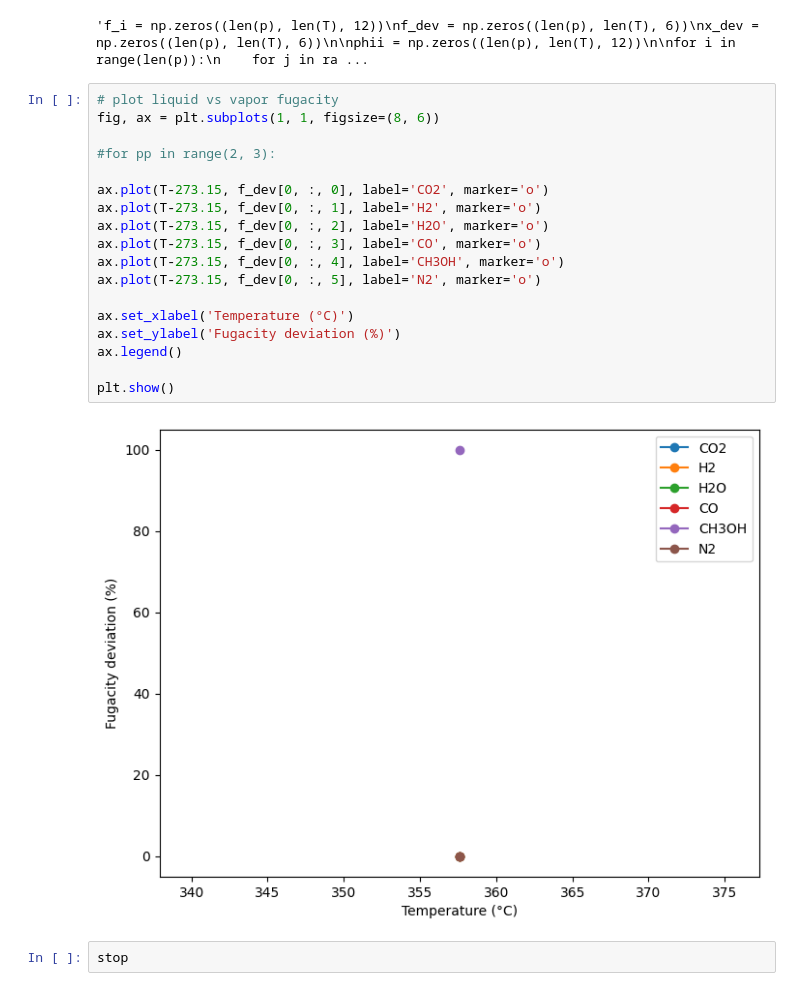
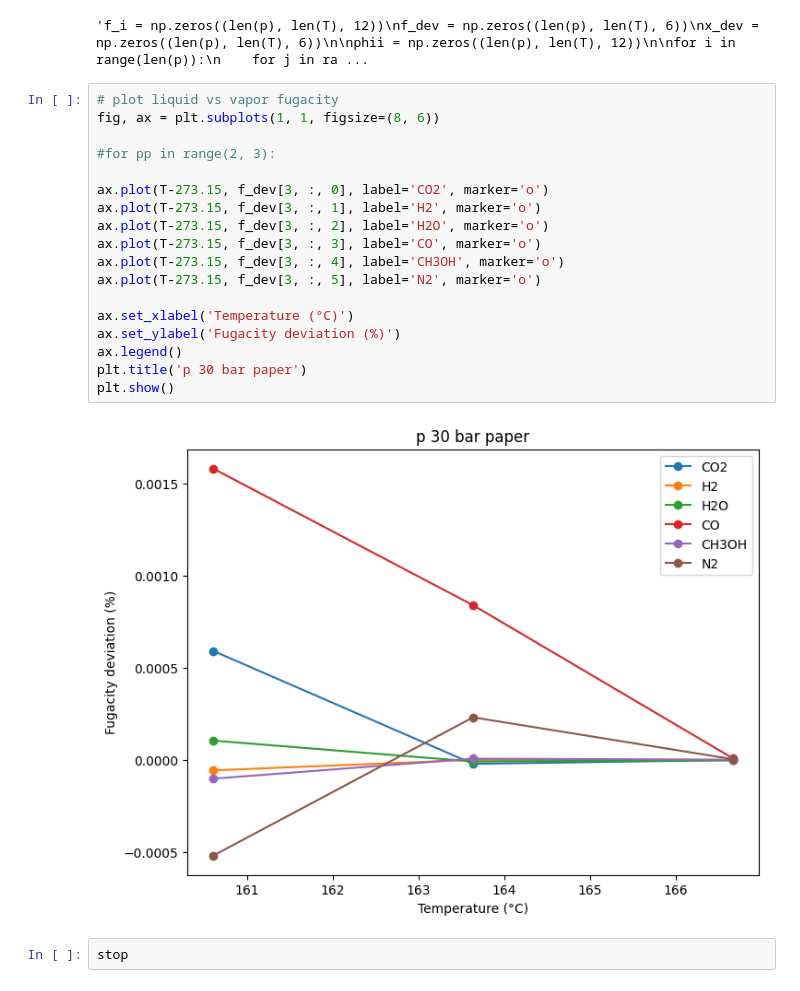
Before and after one commit to ChemRxnEngLab/GibbsEnergyMinimizationModel, a Jupyter notebook: PhaseStabilityTests/test.ipynb, the cells around one changed output. Drawn from its saved outputs; the diff is of its cells as text.

Commit message:
onn further plot

```diff
--- a/PhaseStabilityTests/test.ipynb
+++ b/PhaseStabilityTests/test.ipynb
@@ -312,23 +312,23 @@ for i in range(len(p)):
 # %%
 # plot liquid vs vapor fugacity
 fig, ax = plt.subplots(1, 1, figsize=(8, 6))
 
 #for pp in range(2, 3):
 
-ax.plot(T-273.15, f_dev[0, :, 0], label='CO2', marker='o')
-ax.plot(T-273.15, f_dev[0, :, 1], label='H2', marker='o')
-ax.plot(T-273.15, f_dev[0, :, 2], label='H2O', marker='o')
-ax.plot(T-273.15, f_dev[0, :, 3], label='CO', marker='o')
-ax.plot(T-273.15, f_dev[0, :, 4], label='CH3OH', marker='o')
-ax.plot(T-273.15, f_dev[0, :, 5], label='N2', marker='o')
+ax.plot(T-273.15, f_dev[3, :, 0], label='CO2', marker='o')
+ax.plot(T-273.15, f_dev[3, :, 1], label='H2', marker='o')
+ax.plot(T-273.15, f_dev[3, :, 2], label='H2O', marker='o')
+ax.plot(T-273.15, f_dev[3, :, 3], label='CO', marker='o')
+ax.plot(T-273.15, f_dev[3, :, 4], label='CH3OH', marker='o')
+ax.plot(T-273.15, f_dev[3, :, 5], label='N2', marker='o')
 
 ax.set_xlabel('Temperature (°C)')
 ax.set_ylabel('Fugacity deviation (%)')
 ax.legend()
-
+plt.title('p 30 bar paper')
 plt.show()
 # %% [output]
-[figure, old version]
+[figure, new version]
 # %%
 stop
 # %% [output]
```
Also changed, not shown: 1 other file.
